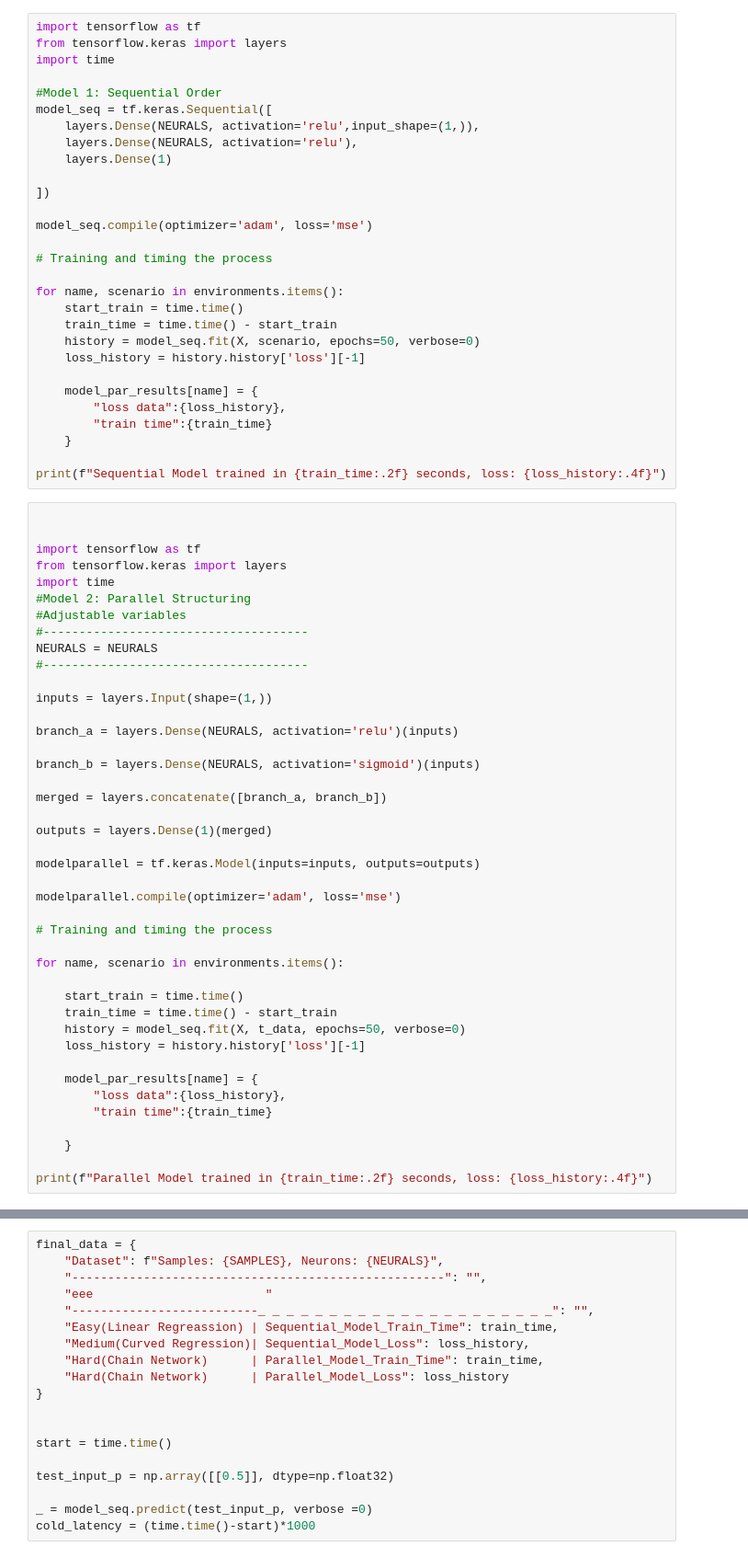
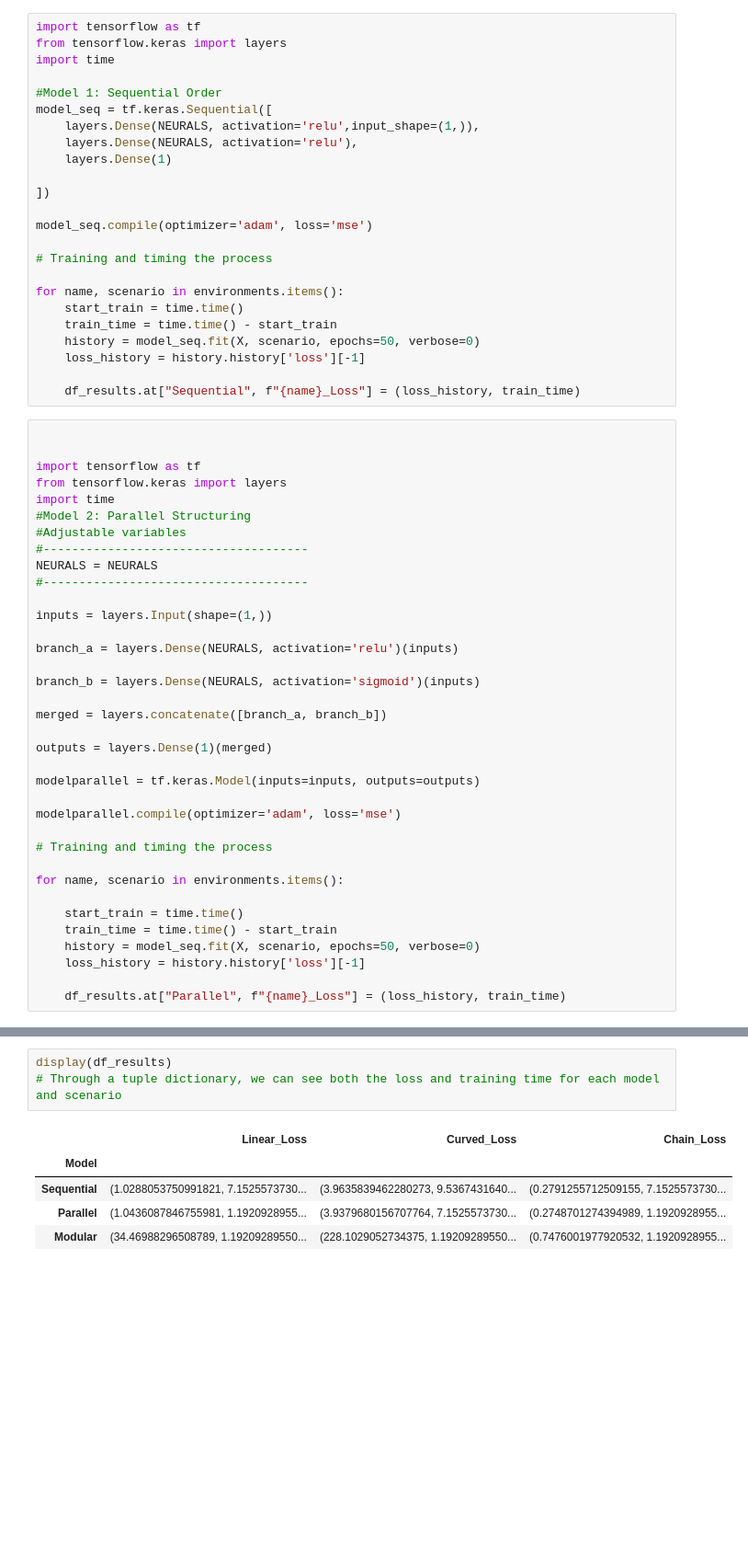
Before and after one commit to aryanamol10/Research-Paper-Comparative-Analysis-of-Neural-Models, a Jupyter notebook: Model_Code/Colab_Research_Workspace.ipynb, the cells around one changed output, grey strips where cells are left out. Shown at 92% size. Drawn from its saved outputs; the diff is of its cells as text; blank space fills up the shorter version.

Commit message:
Created a working environment that allows all models to interact with identical features, neural, and sample data, outputting data latency and accuracy rates.

```diff
--- a/Model_Code/Colab_Research_Workspace.ipynb
+++ b/Model_Code/Colab_Research_Workspace.ipynb
@@ -88,12 +78,7 @@ for name, scenario in environments.items():
     history = model_seq.fit(X, scenario, epochs=50, verbose=0)
     loss_history = history.history['loss'][-1]
 
-    model_par_results[name] = {
-        "loss data":{loss_history},
-        "train time":{train_time}
-    }
-
-print(f"Sequential Model trained in {train_time:.2f} seconds, loss: {loss_history:.4f}")
+    df_results.at["Sequential", f"{name}_Loss"] = (loss_history, train_time)
 # %%
 
 
@@ -126,15 +111,9 @@ for name, scenario in environments.items():
 
     start_train = time.time()
     train_time = time.time() - start_train
-    history = model_seq.fit(X, t_data, epochs=50, verbose=0)
+    history = model_seq.fit(X, scenario, epochs=50, verbose=0)
     loss_history = history.history['loss'][-1]
 
-    model_par_results[name] = {
-        "loss data":{loss_history},
-        "train time":{train_time}
-
-    }
-
-print(f"Parallel Model trained in {train_time:.2f} seconds, loss: {loss_history:.4f}")
+    df_results.at["Parallel", f"{name}_Loss"] = (loss_history, train_time)
 # %%
 import torch
@@ -192,19 +220,9 @@ Dataset creatded with 5000 samples.
 # %%
-final_data = {
-    "Dataset": f"Samples: {SAMPLES}, Neurons: {NEURALS}",
-    "----------------------------------------------------": "",
-    "eee                        "
-    "--------------------------_ _ _ _ _ _ _ _ _ _ _ _ _ _ _ _ _ _ _ _ _": "",
-    "Easy(Linear Regreassion) | Sequential_Model_Train_Time": train_time,
-    "Medium(Curved Regression)| Sequential_Model_Loss": loss_history,
-    "Hard(Chain Network)      | Parallel_Model_Train_Time": train_time,
-    "Hard(Chain Network)      | Parallel_Model_Loss": loss_history
-}
-
-
-start = time.time()
-
-test_input_p = np.array([[0.5]], dtype=np.float32)
-
-_ = model_seq.predict(test_input_p, verbose =0)
-cold_latency = (time.time()-start)*1000
+display(df_results)
+# Through a tuple dictionary, we can see both the loss and training time for each model and scenario
+# %% [output]
+|  | Linear_Loss | Curved_Loss | Chain_Loss |
+| Model |  |  |  |
+| Sequential | (1.0288053750991821, 7.1525573730... | (3.9635839462280273, 9.5367431640... | (0.2791255712509155, 7.1525573730... |
+| Parallel | (1.0436087846755981, 1.1920928955... | (3.9379680156707764, 7.1525573730... | (0.2748701274394989, 1.1920928955... |
+| Modular | (34.46988296508789, 1.19209289550... | (228.1029052734375, 1.19209289550... | (0.7476001977920532, 1.1920928955... |
```
Also changed, not shown: parts of 5 cells of this notebook.
